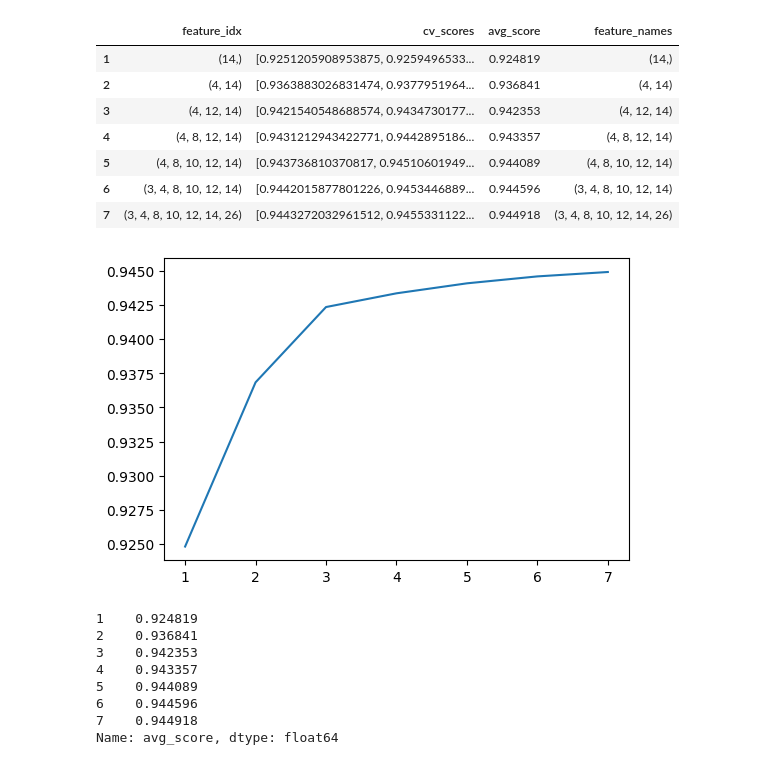
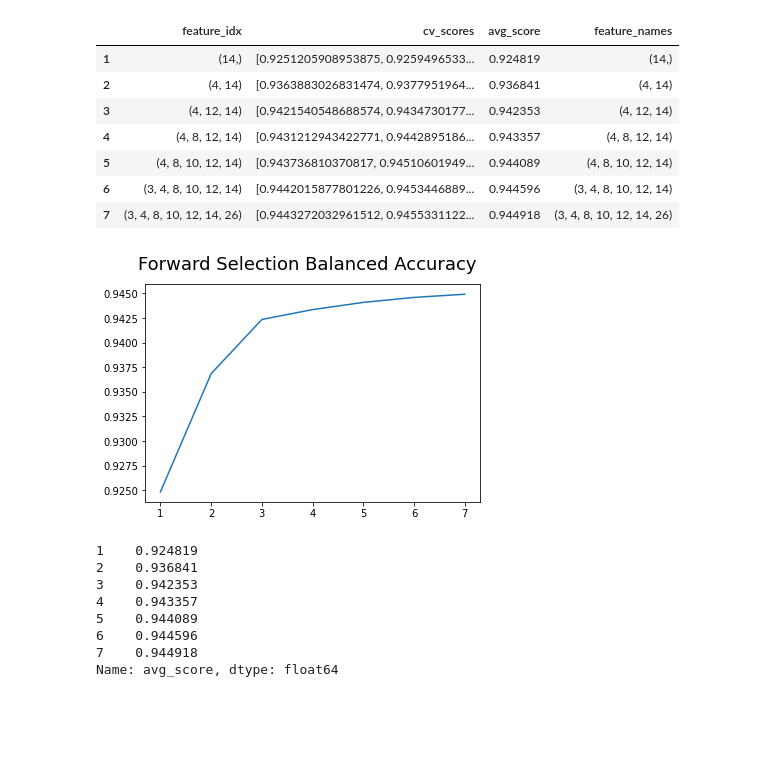
Before and after one commit to Gabriel-Stella/Credit_Card_Fraud, a Jupyter notebook: Credit_Card_Fraud_part2.ipynb, the cells around one changed output. Cells and saved outputs as stored; diff of their text form; code cells hidden in the pictures; blank space fills up the shorter version.

```diff
--- a/Credit_Card_Fraud_part2.ipynb
+++ b/Credit_Card_Fraud_part2.ipynb
@@ -603,11 +603,12 @@ feature_selection
 | 7 | (3, 4, 8, 10, 12, 14, 26) | [0.9443272032961512, 0.9455331122... | 0.944918 | (3, 4, 8, 10, 12, 14, 26) |
 # %%
 # Features plot cross-validation average score
-fig = plt.figure(dpi = 100)
+fig = plt.figure()
 plt.plot(feature_selection['avg_score'])
+fig.suptitle("Forward Selection Balanced Accuracy",fontsize=18)
 plt.show()
 # %% [output]
-[figure, old version]
+[figure, new version]
 # %%
 feature_selection['avg_score'] = feature_selection['avg_score'].astype(float)
 feature_selection['avg_score']
```
Also changed, not shown: parts of 2 cells of this notebook, 1 other file.
